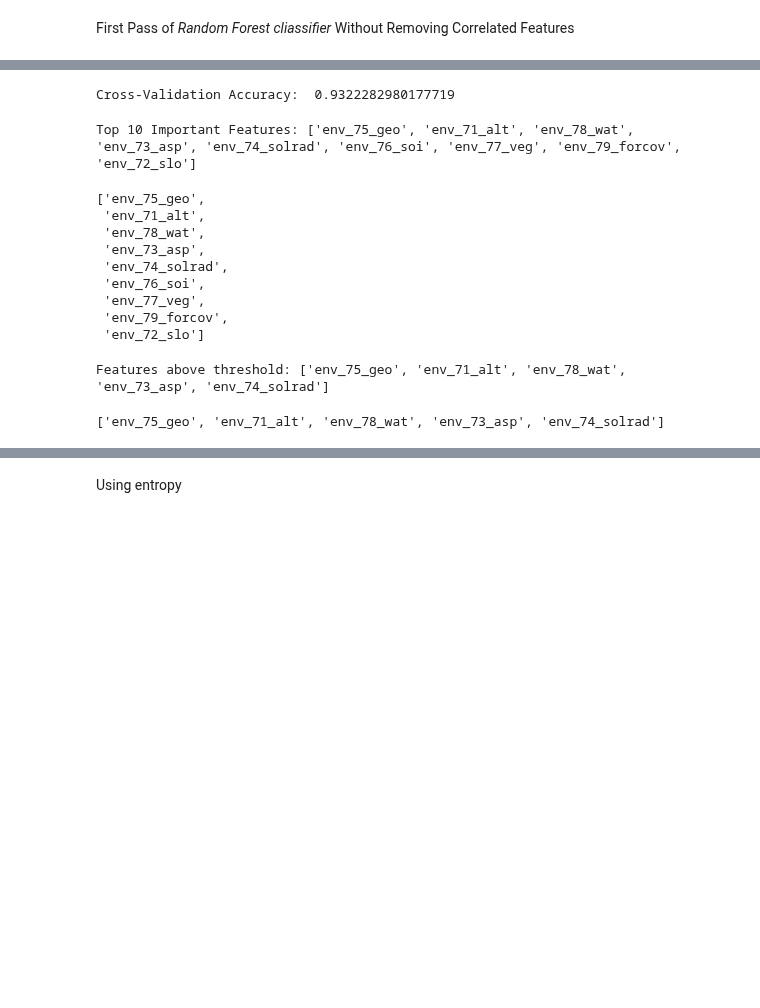
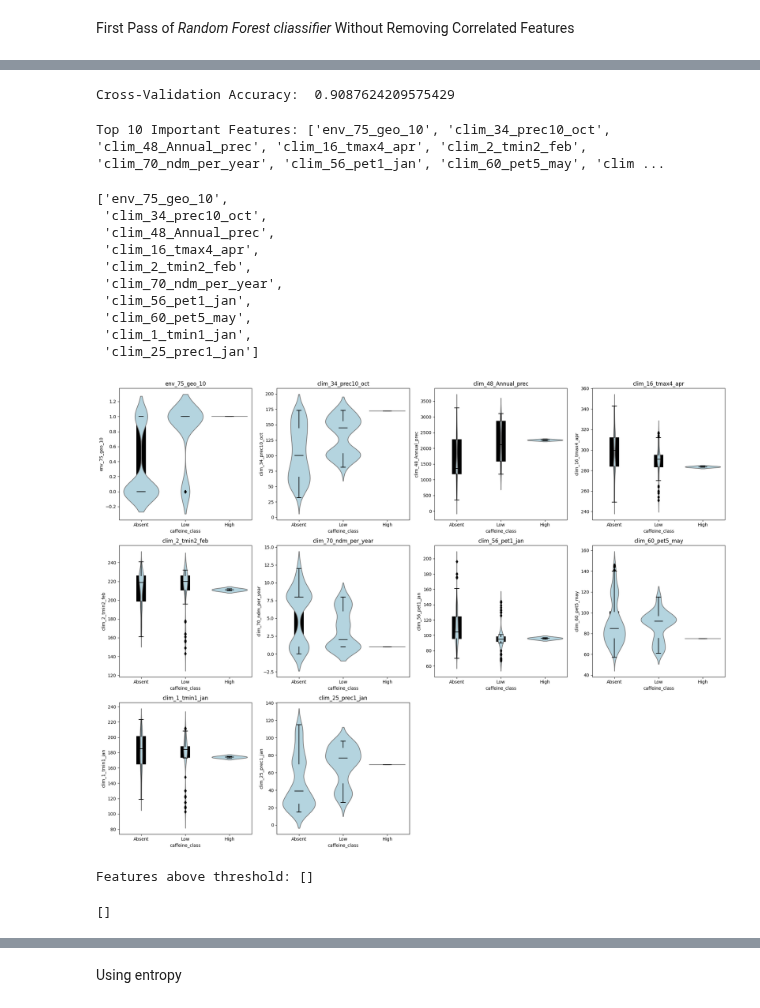
Before and after one commit to tahiri-lab/py_madaclim, a Jupyter notebook: workdir/analysis/bin/attribute_analysis.ipynb, the cells around one changed output, grey strips where cells are left out. Drawn from its saved outputs; the diff is of its cells as text; code cells hidden in the pictures; blank space fills up the shorter version.

```diff
--- a/workdir/analysis/bin/attribute_analysis.ipynb
+++ b/workdir/analysis/bin/attribute_analysis.ipynb
@@ -11,11 +11,11 @@ pd.set_option('display.max_colwidth', None)
 pd.set_option('display.width', 1000)
 pd.set_option('display.expand_frame_repr', False)  # Disable line-wrapping
 
-coffea_caff_clim = pd.read_csv(r"..\data\coll_caff_node_w_class.csv")
-coffea_caff_clim = pd.read_csv(r"..\data\coll_caff_node_clim_w_class.csv")
-coffea_caff_env = pd.read_csv(r"..\data\coll_caff_node_env_w_class.csv")
+coffea_caff = pd.read_csv(r"..\data\coll_caff_node_w_class.csv")
+#coffea_caff_clim = pd.read_csv(r"..\data\coll_caff_node_clim_w_class.csv")
+#coffea_caff_env = pd.read_csv(r"..\data\coll_caff_node_env_w_class.csv")
 
-coffee_data = coffea_caff_env.copy()
+coffee_data = coffea_caff.copy()
 
 #distinct_vals = coffee_data['caffeine_class'].value_counts()
 #print(distinct_vals)
@@ -146,7 +168,7 @@ from sklearn.model_selection import cross_val_score
 scores = cross_val_score(rf_classifier, X_train, y_train, cv=5, scoring='accuracy')
 print("Cross-Validation Accuracy: ", scores.mean())
 # %% [output]
-Cross-Validation Accuracy:  0.9322282980177719
+Cross-Validation Accuracy:  0.9087624209575429
 # %%
 # Select the top 10 important features
 top_n = 10
@@ -158,16 +180,47 @@ important_feature_names = [feature for feature, importance in important_features
 print("Top 10 Important Features:", important_feature_names)
 important_feature_names
 # %% [output]
-Top 10 Important Features: ['env_75_geo', 'env_71_alt', 'env_78_wat', 'env_73_asp', 'env_74_solrad', 'env_76_soi', 'env_77_veg', 'env_79_forcov', 'env_72_slo']
+Top 10 Important Features: ['env_75_geo_10', 'clim_34_prec10_oct', 'clim_48_Annual_prec', 'clim_16_tmax4_apr', 'clim_2_tmin2_feb', 'clim_70_ndm_per_year', 'clim_56_pet1_jan', 'clim_60_pet5_may', 'clim ...
-['env_75_geo',
- 'env_71_alt',
- 'env_78_wat',
- 'env_73_asp',
- 'env_74_solrad',
- 'env_76_soi',
- 'env_77_veg',
- 'env_79_forcov',
- 'env_72_slo']
+['env_75_geo_10',
+ 'clim_34_prec10_oct',
+ 'clim_48_Annual_prec',
+ 'clim_16_tmax4_apr',
+ 'clim_2_tmin2_feb',
+ 'clim_70_ndm_per_year',
+ 'clim_56_pet1_jan',
+ 'clim_60_pet5_may',
+ 'clim_1_tmin1_jan',
+ 'clim_25_prec1_jan']
+# %%
+import matplotlib.pyplot as plt
+import seaborn as sns
+import pandas as pd
+
+fig, axes = plt.subplots(3, 4, figsize=(20, 15))
+axes = axes.flatten()  # Flatten the 3x4 grid for easy iteration
+
+# Loop through the important features and plot in each subplot
+for i, feature in enumerate(important_feature_names):
+    # Violin plot
+    sns.violinplot(x='caffeine_class', y=feature, data=coffee_data, ax=axes[i], inner=None, color="lightblue")
+
+    # Boxplot overlaid on top of the violin plot
+    sns.boxplot(x='caffeine_class', y=feature, data=coffee_data, ax=axes[i], whis=1.5, width=0.2, color='black')
+
+    # Set the title for each subplot
+    axes[i].set_title(f'{feature}')
+
+# If there are extra subplots in the 3x4 grid, hide the empty ones
+for j in range(len(important_feature_names), len(axes)):
+    fig.delaxes(axes[j])  # Remove any unused axes
+
+# Adjust the layout so subplots don't overlap
+plt.tight_layout()
+
+# Display the plot
+plt.show()
+# %% [output]
+[figure, added]
 # %%
 # Select features with importance greater than a threshold
 threshold = 0.10  # Adjust the threshold as needed
@@ -176,8 +229,8 @@ important_features_above_threshold = [feature for feature, importance in importa
 print("Features above threshold:", important_features_above_threshold)
 important_features_above_threshold
 # %% [output]
-Features above threshold: ['env_75_geo', 'env_71_alt', 'env_78_wat', 'env_73_asp', 'env_74_solrad']
+Features above threshold: []
-['env_75_geo', 'env_71_alt', 'env_78_wat', 'env_73_asp', 'env_74_solrad']
+[]
 # %%
 # Import libraries for plotting
 import matplotlib.pyplot as plt
```
Also changed, not shown: parts of 24 cells of this notebook, 14 other files.
